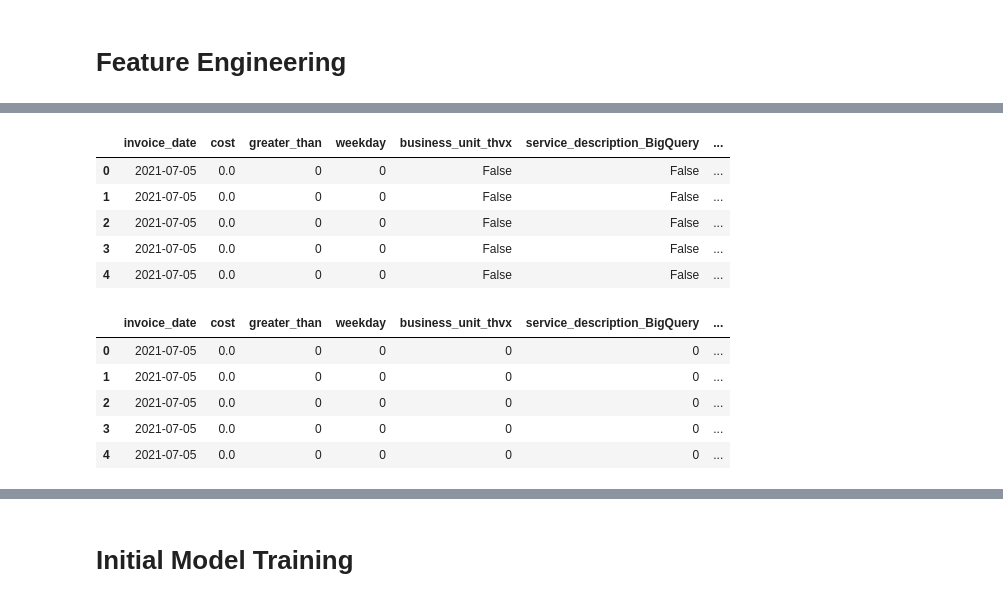
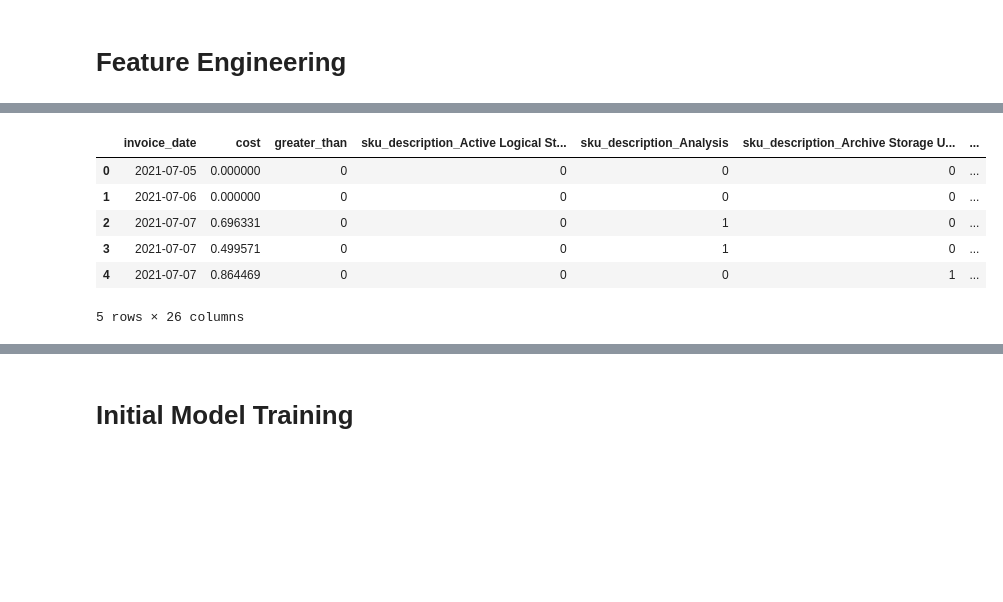
Before and after one commit to brlopez-clgx/GCP_Anomaly_Detection, a Jupyter notebook: Anomaly_Detection.ipynb, the cells around one changed output, grey strips where cells are left out. Saved outputs shown, nothing was run; the diff lists cells and outputs as text; code cells hidden in the pictures; blank space fills up the shorter version.

```diff
--- a/Anomaly_Detection.ipynb
+++ b/Anomaly_Detection.ipynb
@@ -302,6 +172,14 @@ df['weekday'] = df['invoice_date'].dt.weekday
+# %%
+# Create rolling median feature
+date_sum = agg_df.groupby('invoice_date')['cost'].sum()
+roll_med = date_sum.rolling(window=30, min_periods=1).median()
+# If cost greater than rolling median 1 else 0
+agg_df['greater_than'] = [1 if (agg_df['cost'][i]) > roll_med[agg_df['invoice_date'][i]] and roll_med[agg_df['invoice_date'][i]] > 200 else 0 for i in range(len(agg_df))]
+# %%
+agg_df['invoice_date'] = pd.to_datetime(agg_df['invoice_date'])
 # %%
 # One-hot encode columns
-enc_df = df.copy()
+enc_df = agg_df.copy()
 enc_df = pd.get_dummies(enc_df)
 enc_df.head()
 # %% [output]
@@ -317,31 +201,25 @@ enc_df.head()
                 #'sku_description_Coldline Storage US Multi-region','sku_description_Standard Storage US Multi-region', 'sku_description_Active Logical Storage','sku_description_Analysis',
                  #'sku_description_Long Term Logical Storage', 'sku_description_Nearline Storage US Multi-region' , 'sku_description_Archive Storage US Multi-region']
 # %%
-# Keep invoice_date, cost, along with Projects and sku's asscoiated with high costs
-cols =['invoice_date','cost','greater_than','weekday','business_unit_thvx','service_description_BigQuery','service_description_Cloud Storage','project_id_clgx-surveillance-sbx-f577','project_id_clgx-surveillance-dr-66e6','project_id_clgx-surveillance-int-4316',
-                'sku_description_Coldline Storage US Multi-region','sku_description_Standard Storage US Multi-region', 'sku_description_Active Logical Storage','sku_description_Analysis',
-                 'sku_description_Long Term Logical Storage', 'sku_description_Nearline Storage US Multi-region' , 'sku_description_Archive Storage US Multi-region']
-enc_df = enc_df[cols]
-enc_df.head()
+# Keep only some columns
+#cols = ['invoice_date','cost','project_id_clgx-surveillance-sbx-f577','project_id_clgx-surveillance-dr-66e6','project_id_clgx-surveillance-int-4316',
+               # 'sku_description_Coldline Storage US Multi-region','sku_description_Standard Storage US Multi-region',
+        #'sku_description_Active Logical Storage','sku_description_Analysis','sku_description_Long Term Logical Storage',
+        #'sku_description_Nearline Storage US Multi-region' , 'sku_description_Archive Storage US Multi-region']
+#enc_df = enc_df[cols]
-# %% [output]
-|  | invoice_date | cost | greater_than | weekday | business_unit_thvx | service_description_BigQuery | ... |
-| 0 | 2021-07-05 | 0.0 | 0 | 0 | False | False | ... |
-| 1 | 2021-07-05 | 0.0 | 0 | 0 | False | False | ... |
-| 2 | 2021-07-05 | 0.0 | 0 | 0 | False | False | ... |
-| 3 | 2021-07-05 | 0.0 | 0 | 0 | False | False | ... |
-| 4 | 2021-07-05 | 0.0 | 0 | 0 | False | False | ... |
 # %%
 # Make columns binary (1,0)
-for i in enc_df.drop(columns = ['cost','invoice_date','weekday'], axis = 1).columns:
+for i in enc_df.drop(columns = ['cost','invoice_date'], axis = 1).columns:
     enc_df[i] = np.where(enc_df[i] == True, 1,0)
 enc_df.head()
 # %% [output]
-|  | invoice_date | cost | greater_than | weekday | business_unit_thvx | service_description_BigQuery | ... |
-| 0 | 2021-07-05 | 0.0 | 0 | 0 | 0 | 0 | ... |
-| 1 | 2021-07-05 | 0.0 | 0 | 0 | 0 | 0 | ... |
-| 2 | 2021-07-05 | 0.0 | 0 | 0 | 0 | 0 | ... |
-| 3 | 2021-07-05 | 0.0 | 0 | 0 | 0 | 0 | ... |
-| 4 | 2021-07-05 | 0.0 | 0 | 0 | 0 | 0 | ... |
+|  | invoice_date | cost | greater_than | sku_description_Active Logical St... | sku_description_Analysis | sku_description_Archive Storage U... | ... |
+| 0 | 2021-07-05 | 0.000000 | 0 | 0 | 0 | 0 | ... |
+| 1 | 2021-07-06 | 0.000000 | 0 | 0 | 0 | 0 | ... |
+| 2 | 2021-07-07 | 0.696331 | 0 | 0 | 1 | 0 | ... |
+| 3 | 2021-07-07 | 0.499571 | 0 | 0 | 1 | 0 | ... |
+| 4 | 2021-07-07 | 0.864469 | 0 | 0 | 0 | 1 | ... |
+5 rows × 26 columns
 # %%
 # Shape of df
 enc_df.shape
```
Also changed, not shown: parts of 78 cells of this notebook.
